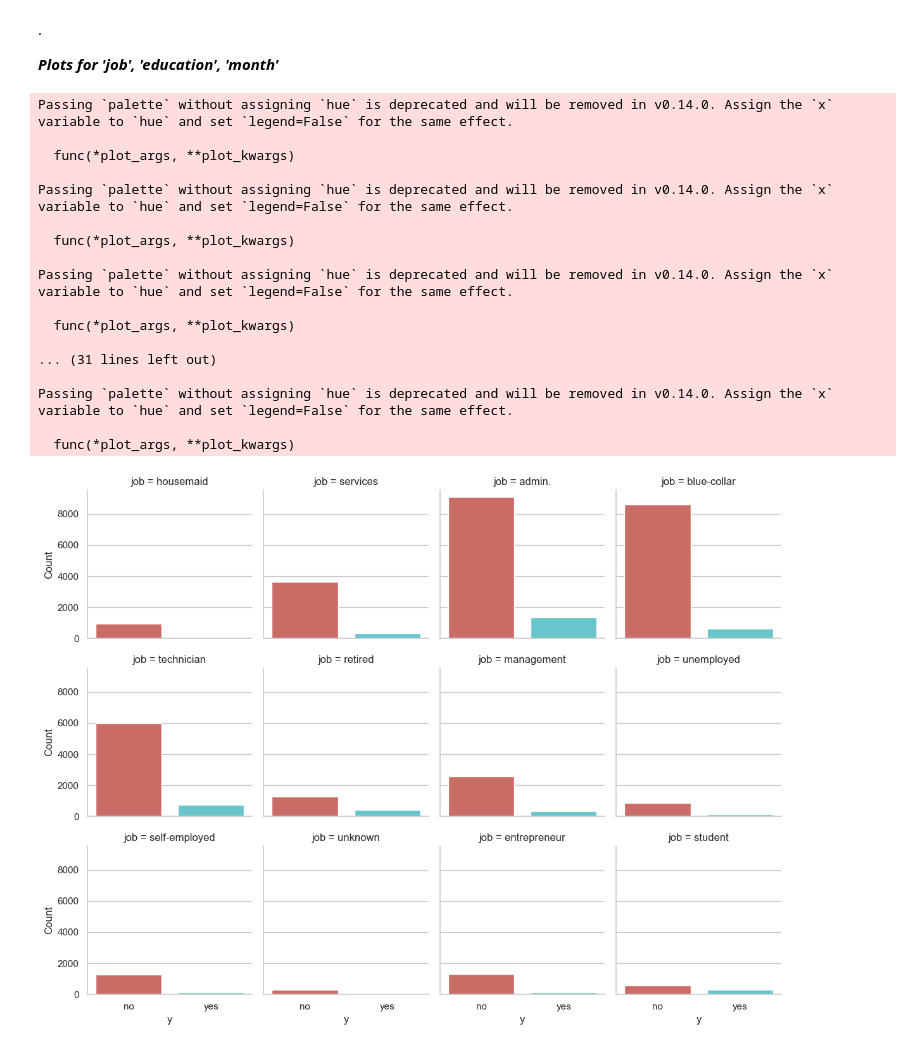
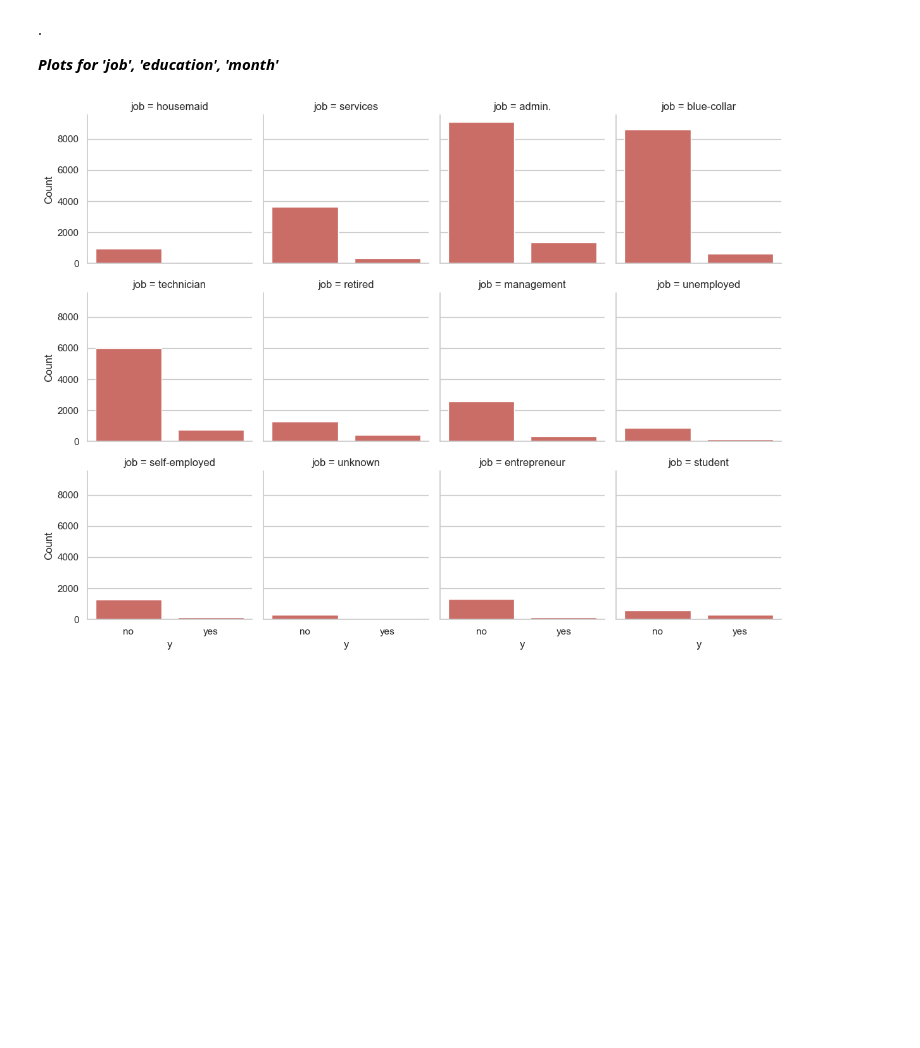
Before and after one commit to PostaElio/ICARO-Data-Science-Projects, a Jupyter notebook: Sprint_1/Sprint_1.ipynb, the cells around one changed output. Saved outputs shown, nothing was run; the diff lists cells and outputs as text; code cells hidden in the pictures; blank space fills up the shorter version.

```diff
--- a/Sprint_1/Sprint_1.ipynb
+++ b/Sprint_1/Sprint_1.ipynb
@@ -336,33 +337,18 @@ for column in categorical_columns_removed:
 
 ***Plots for 'job', 'education', 'month'***
 # %%
+warnings.filterwarnings('ignore')
+
 sns.set_theme(style="whitegrid")
 
 palette = sns.color_palette("hls", len(data['y'].unique()))  # Adjust palette if needed
 
-g = sns.FacetGrid(data, col="job", col_wrap=4)
+g = sns.FacetGrid(data, col="job", col_wrap=4, hue='y')
 g.map(sns.countplot, "y", palette=palette)  # Pass the color palette
 g.set_axis_labels("y", "Count")
 plt.show()
 # %% [output]
-Passing `palette` without assigning `hue` is deprecated and will be removed in v0.14.0. Assign the `x` variable to `hue` and set `legend=False` for the same effect.
-
-  func(*plot_args, **plot_kwargs)
-
-Passing `palette` without assigning `hue` is deprecated and will be removed in v0.14.0. Assign the `x` variable to `hue` and set `legend=False` for the same effect.
-
-  func(*plot_args, **plot_kwargs)
-
-Passing `palette` without assigning `hue` is deprecated and will be removed in v0.14.0. Assign the `x` variable to `hue` and set `legend=False` for the same effect.
-
-  func(*plot_args, **plot_kwargs)
-
-... (31 lines left out)
-
-Passing `palette` without assigning `hue` is deprecated and will be removed in v0.14.0. Assign the `x` variable to `hue` and set `legend=False` for the same effect.
-
-  func(*plot_args, **plot_kwargs)
-[figure, old version]
+[figure, new version]
 # %%
 sns.set_theme(style="whitegrid")
 
```
Also changed, not shown: parts of 22 cells of this notebook.
